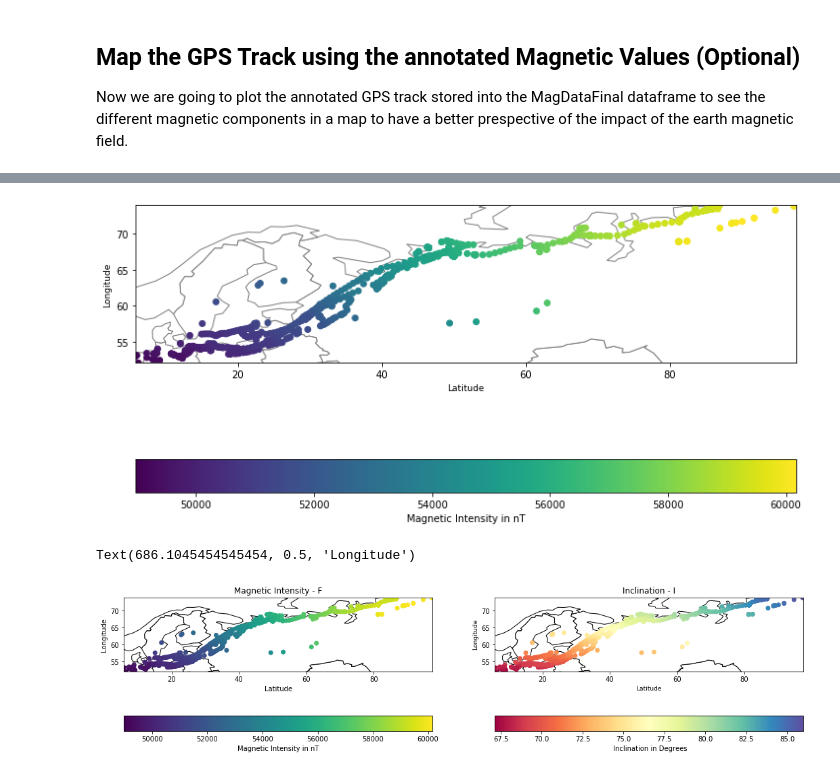
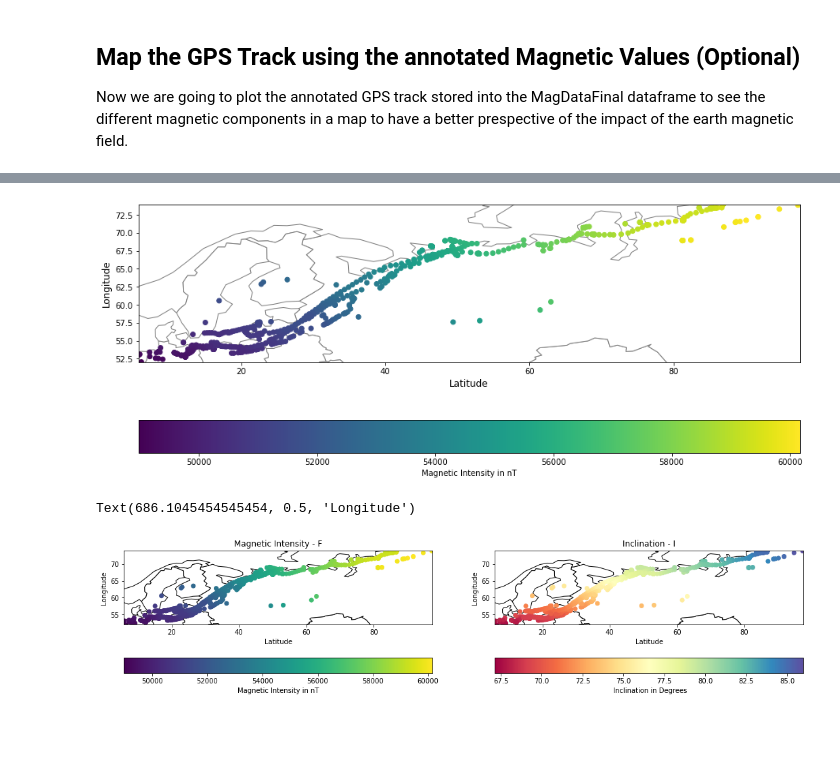
Before and after one commit to MagGeo/MagGeo, a Jupyter notebook: MagGeo - Sequential Mode.ipynb, the cells around one changed output, grey strips where cells are left out. Saved outputs shown, nothing was run; the diff lists cells and outputs as text; code cells hidden in the pictures; blank space fills up the shorter version.

```diff
--- a/MagGeo - Sequential Mode.ipynb
+++ b/MagGeo - Sequential Mode.ipynb
@@ -411,23 +404,23 @@ gdf.head()
 # %%
 world = geopandas.read_file(geopandas.datasets.get_path('naturalearth_lowres'))
 
-ax = world.plot(color='white', edgecolor='gray', figsize = (12,12))
+ax = world.plot(color='white', edgecolor='gray', figsize = (15,9))
 
 minx, miny, maxx, maxy = gdf.total_bounds
 ax.set_xlim(minx, maxx)
 ax.set_ylim(miny, maxy)
 
 gdf.plot(ax=ax, column='F', legend=True,
          legend_kwds={'label': "Magnetic Intensity in nT",
                       'orientation': "horizontal"})
-plt.ylabel("Longitude", fontsize=9)
-plt.xlabel("Latitude", fontsize=9)
+plt.ylabel("Longitude", fontsize=12)
+plt.xlabel("Latitude", fontsize=12)
 
 plt.show()
 # %% [output]
-[figure, old version]
+[figure, new version]
 # %%
-fig, (ax1, ax2) = plt.subplots(ncols=2, figsize = (18,8))
+fig, (ax1, ax2) = plt.subplots(ncols=2, figsize = (18,6))
 
 ax1 = world.plot(ax=ax1, color='white', edgecolor='black')
 xlim = ([gdf.total_bounds[0],  gdf.total_bounds[2]])
@@ -439,8 +432,8 @@ ax1.set_ylim(ylim)
 gdf.plot(ax=ax1, column='F', legend=True,
          legend_kwds={'label': "Magnetic Intensity in nT",
                       'orientation': "horizontal"})
-plt.ylabel("Longitude", fontsize=9)
-plt.xlabel("Latitude", fontsize=9)
+plt.ylabel("Longitude", fontsize=10)
+plt.xlabel("Latitude", fontsize=10)
 ax1.set_title('Magnetic Intensity - F')
 ax1.set_xlabel('Latitude')
 ax1.set_ylabel('Longitude')
@@ -462,4 +455,4 @@ ax2.set_xlabel('Latitude')
 ax2.set_ylabel('Longitude')
 # %% [output]
 Text(686.1045454545454, 0.5, 'Longitude')
-[figure, old version]
+[figure, new version]
```
Also changed, not shown: parts of 9 cells of this notebook, 9 other files.
